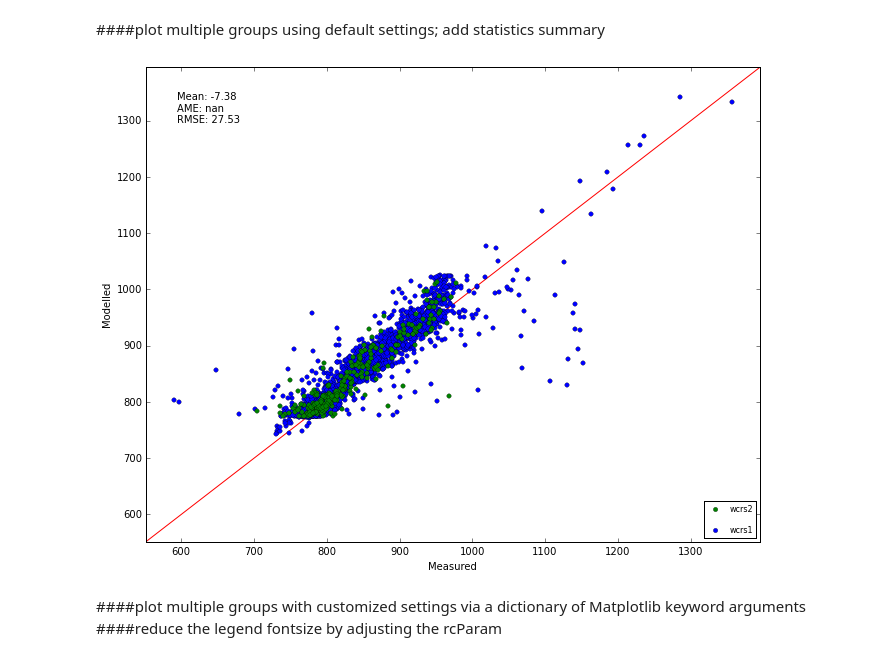
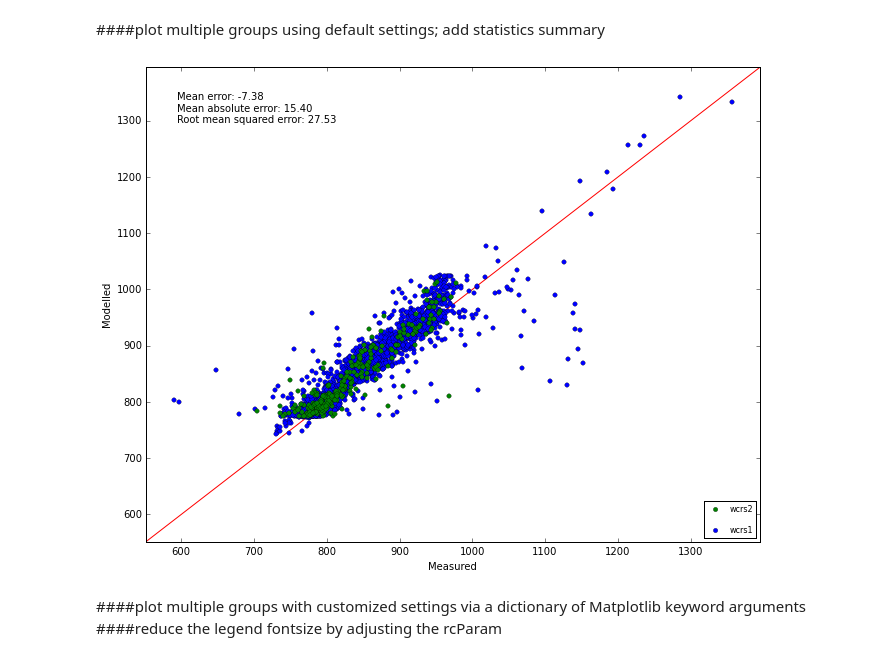
Before and after one commit to PESTools/pestools, a Jupyter notebook: examples/One2onePlot.ipynb, the cells around one changed output. Cells and saved outputs as stored; diff of their text form; code cells hidden in the pictures.

```diff
--- a/examples/One2onePlot.ipynb
+++ b/examples/One2onePlot.ipynb
@@ -19,9 +19,9 @@ res.plot_one2one('WCRs1')
 # %% [markdown]
 ####plot multiple groups using default settings; add statistics summary
 # %%
-fig, ax = res.plot_one2one(['WCRs2', 'WCRs1'], print_stats=['Mean', 'AME', 'RMSE'])
+fig, ax = res.plot_one2one(['WCRs2', 'WCRs1'], print_stats=['Mean', 'MAE', 'RMSE'])
 # %% [output]
-[figure, old version]
+[figure, new version]
 # %% [markdown]
 ####plot multiple groups with customized settings via a dictionary of Matplotlib keyword arguments
 ####reduce the legend fontsize by adjusting the rcParam
```
Also changed, not shown: parts of 1 cell of this notebook, 2 other files.
